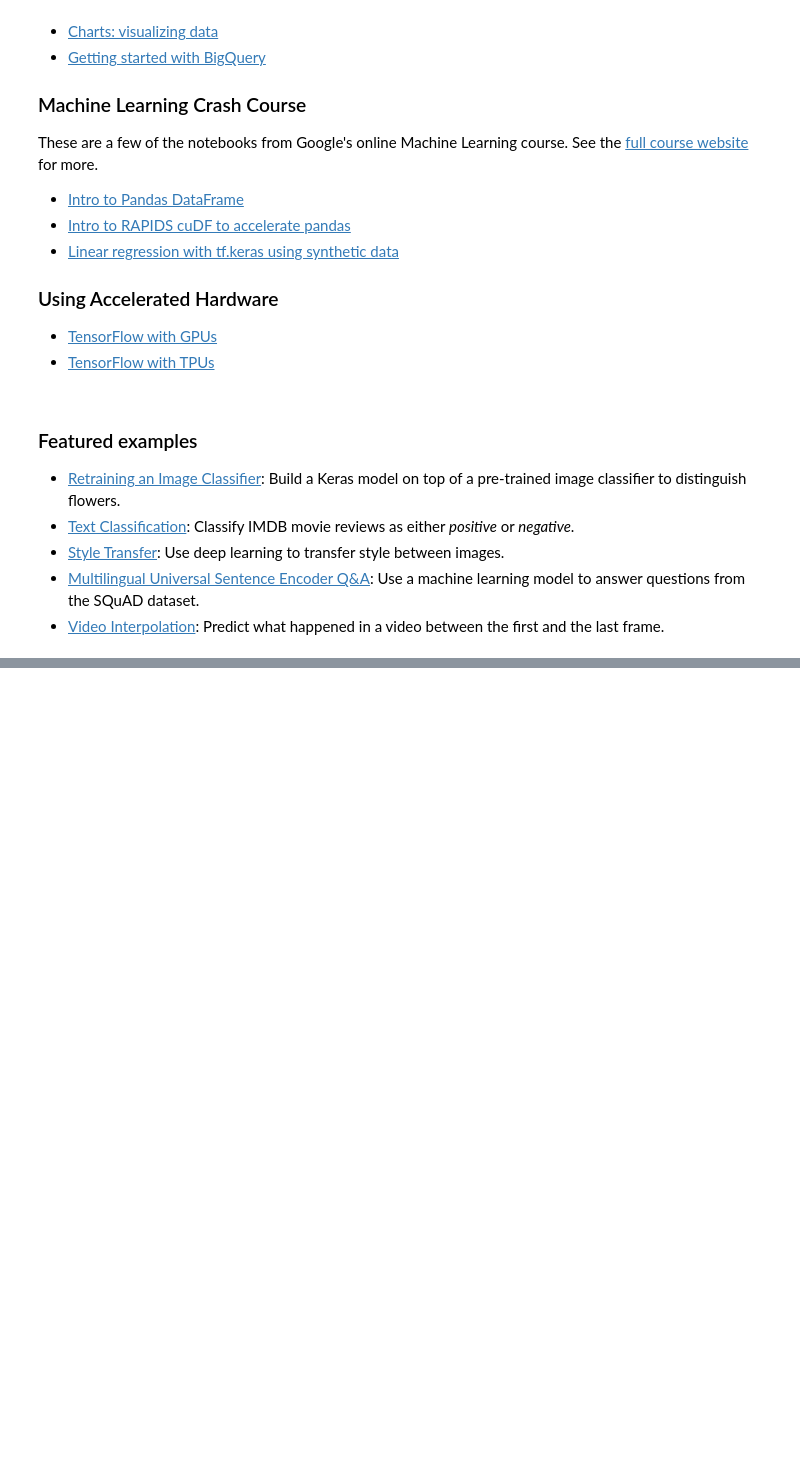
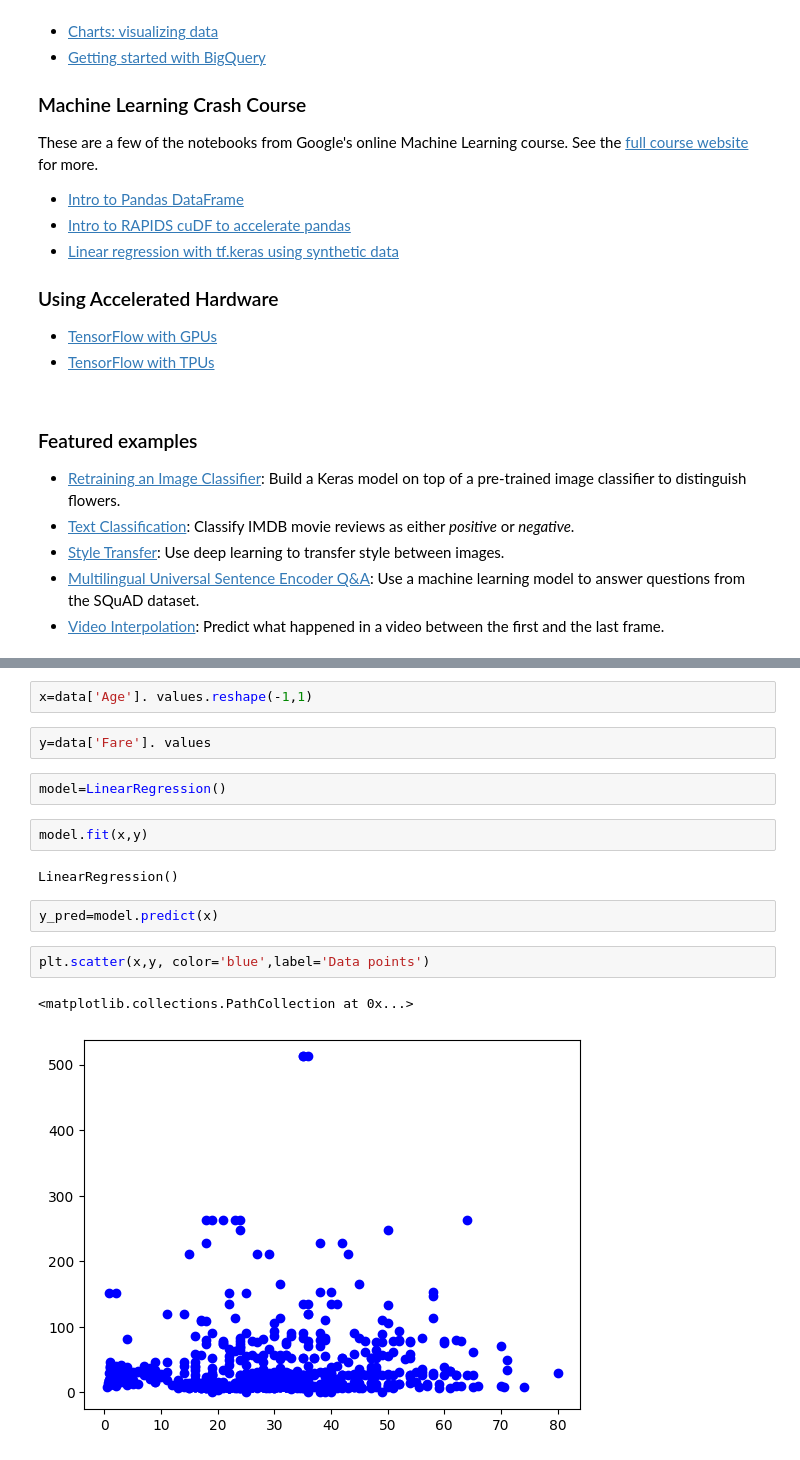
Before and after one commit to Ikanggggg/Activity-1_Feb.22, a Jupyter notebook: Welcome_To_Colab.ipynb, the cells around one changed output, grey strips where cells are left out. Cells and saved outputs as stored; diff of their text form; blank space fills up the shorter version.

```diff
--- a/Welcome_To_Colab.ipynb
+++ b/Welcome_To_Colab.ipynb
@@ -299,0 +198,17 @@ dtype: object
+# %%
+x=data['Age']. values.reshape(-1,1)
+# %%
+y=data['Fare']. values
+# %%
+model=LinearRegression()
+# %%
+model.fit(x,y)
+# %% [output]
+LinearRegression()
+# %%
+y_pred=model.predict(x)
+# %%
+plt.scatter(x,y, color='blue',label='Data points')
+# %% [output]
+<matplotlib.collections.PathCollection at 0x...>
+[figure, added]
```
Also changed, not shown: parts of 27 cells of this notebook.
